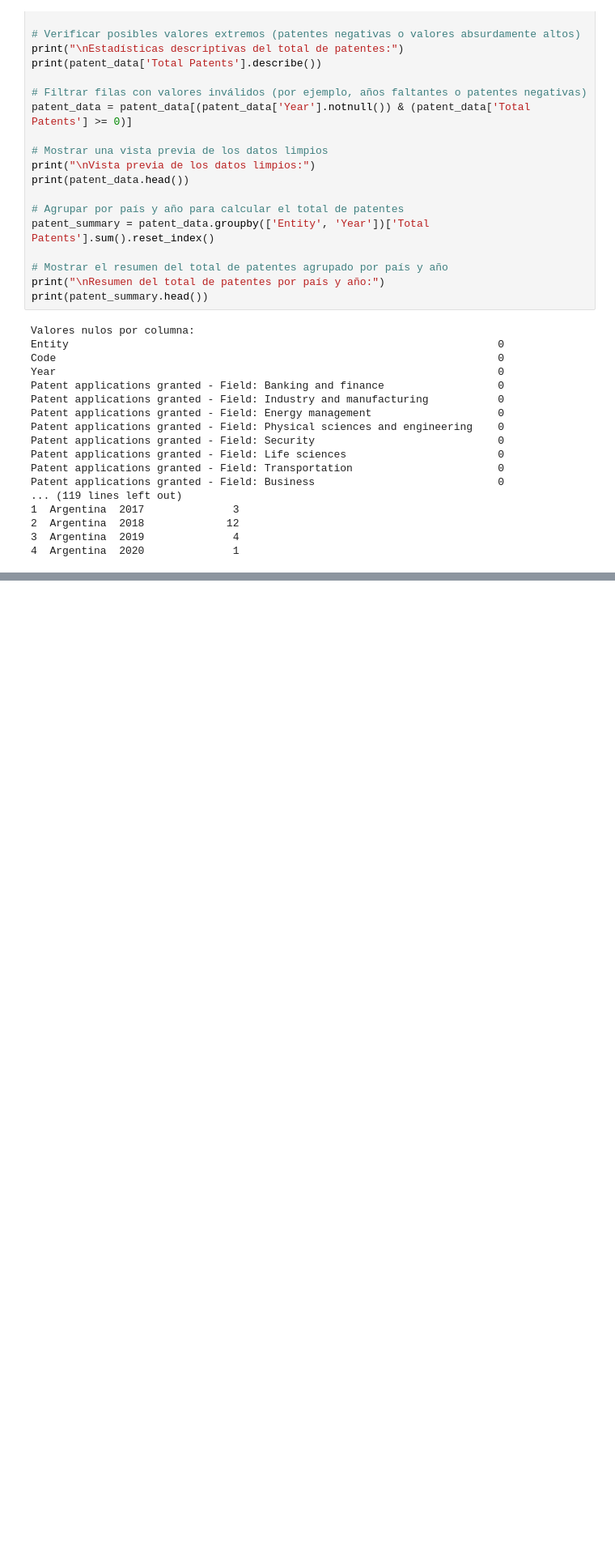
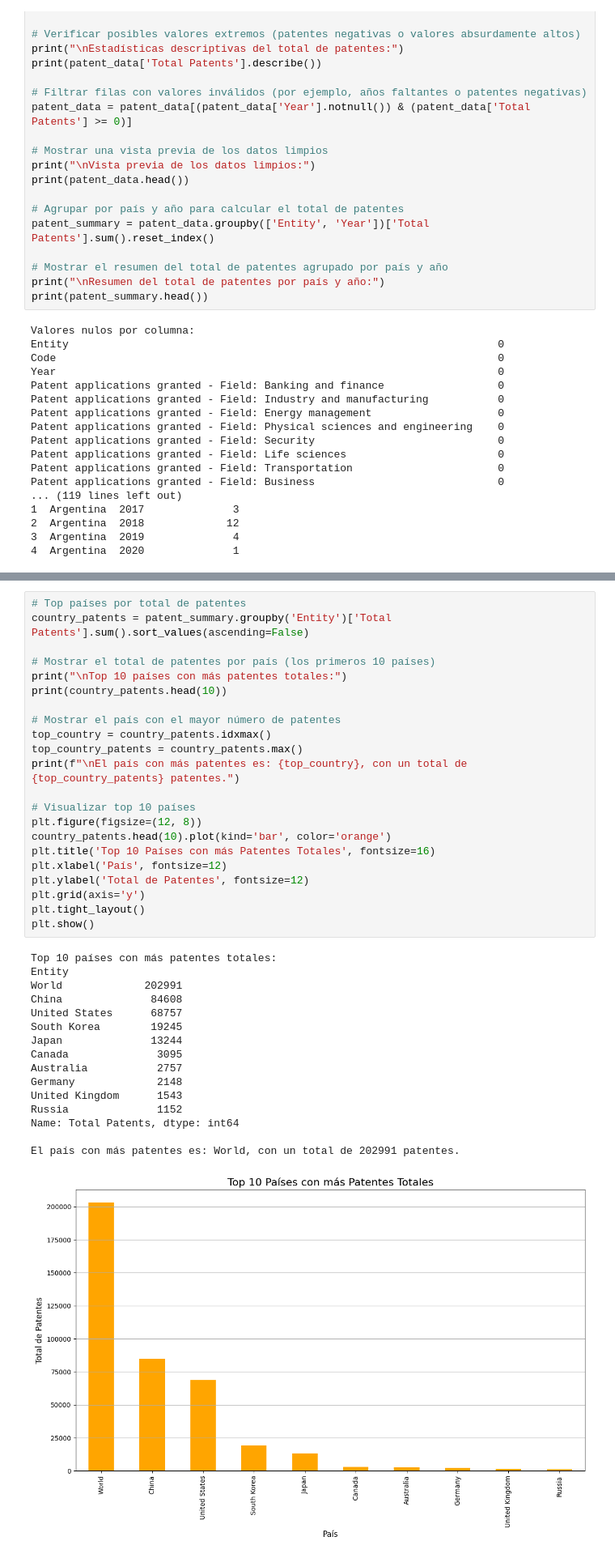
Before and after one commit to adrianalessandro/proyecto_csdatos, a Jupyter notebook: nico.ipynb, the cells around one changed output, grey strips where cells are left out. Shown at 81% size. Drawn from its saved outputs; the diff is of its cells as text; blank space fills up the shorter version.

```diff
--- a/nico.ipynb
+++ b/nico.ipynb
@@ -544,0 +559,39 @@ Análisis de tendencias y distribución regional
+# %%
+# Top países por total de patentes
+country_patents = patent_summary.groupby('Entity')['Total Patents'].sum().sort_values(ascending=False)
+
+# Mostrar el total de patentes por país (los primeros 10 países)
+print("\nTop 10 países con más patentes totales:")
+print(country_patents.head(10))
+
+# Mostrar el país con el mayor número de patentes
+top_country = country_patents.idxmax()
+top_country_patents = country_patents.max()
+print(f"\nEl país con más patentes es: {top_country}, con un total de {top_country_patents} patentes.")
+
+# Visualizar top 10 países
+plt.figure(figsize=(12, 8))
+country_patents.head(10).plot(kind='bar', color='orange')
+plt.title('Top 10 Países con más Patentes Totales', fontsize=16)
+plt.xlabel('País', fontsize=12)
+plt.ylabel('Total de Patentes', fontsize=12)
+plt.grid(axis='y')
+plt.tight_layout()
+plt.show()
+# %% [output]
+Top 10 países con más patentes totales:
+Entity
+World             202991
+China              84608
+United States      68757
+South Korea        19245
+Japan              13244
+Canada              3095
+Australia           2757
+Germany             2148
+United Kingdom      1543
+Russia              1152
+Name: Total Patents, dtype: int64
+
+El país con más patentes es: World, con un total de 202991 patentes.
+[figure, added]
```
Also changed, not shown: parts of 15 cells of this notebook.
